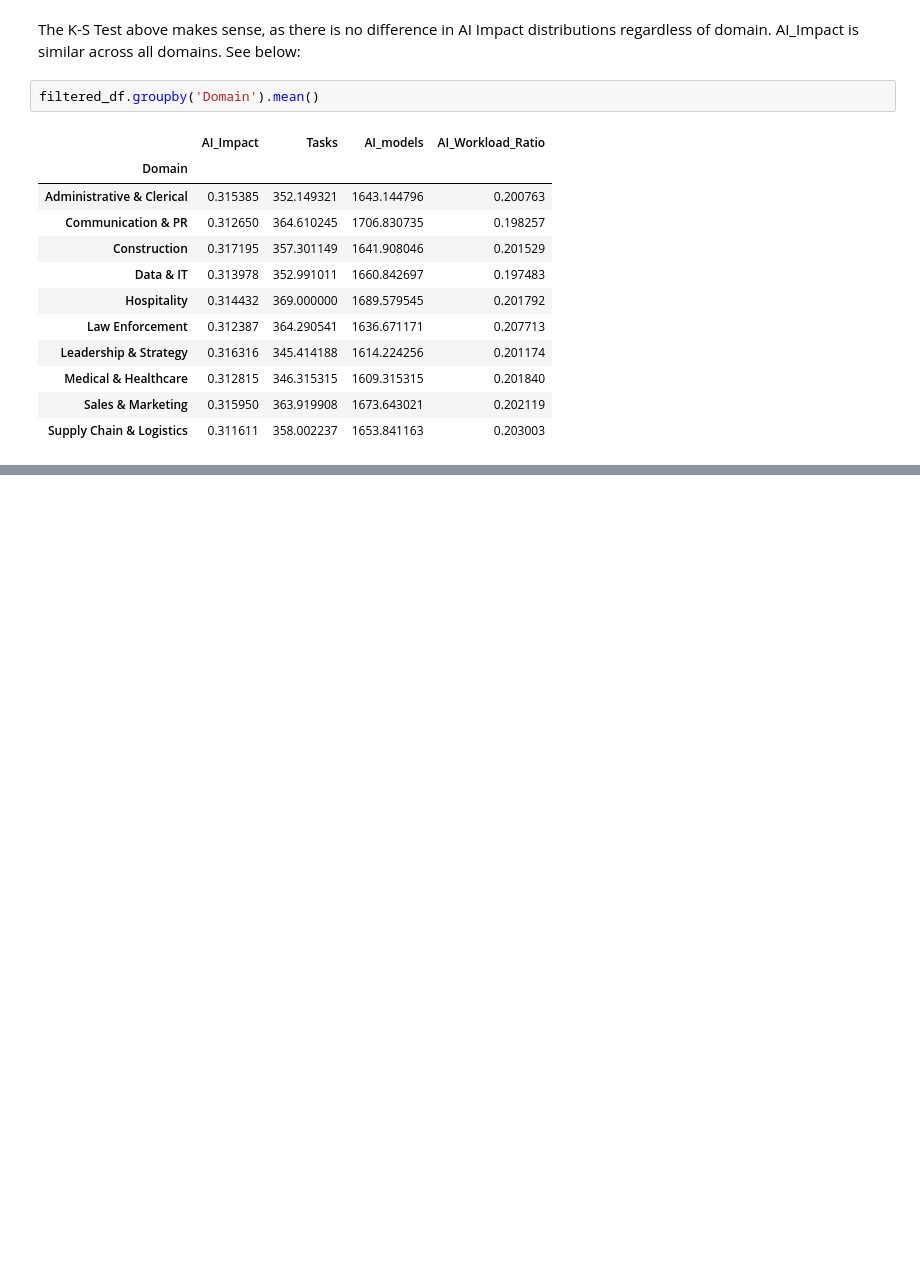
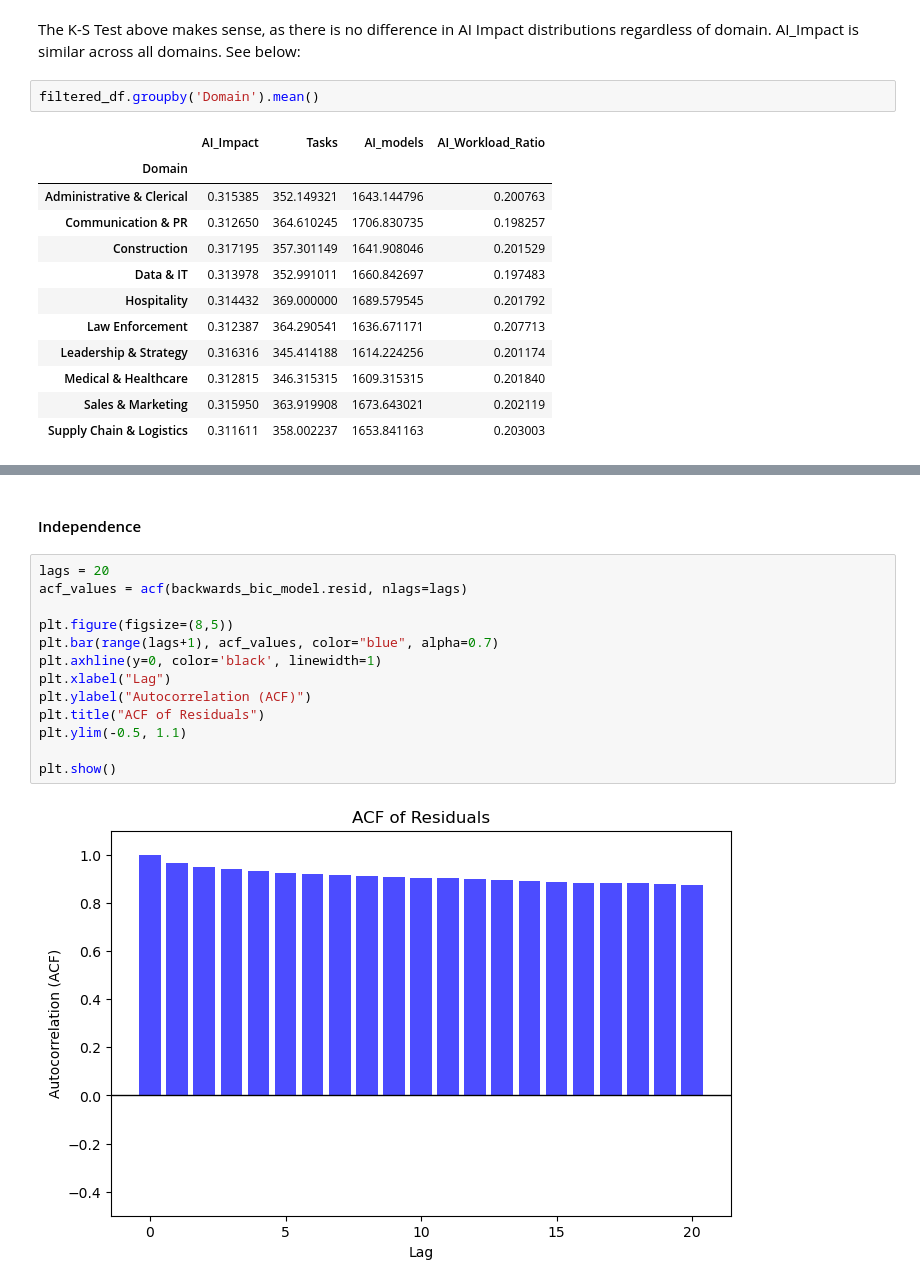
Before and after one commit to adrianapsay/math189finalproject, a Jupyter notebook: Final.ipynb, the cells around one changed output, grey strips where cells are left out. Saved outputs shown, nothing was run; the diff lists cells and outputs as text; blank space fills up the shorter version.

```diff
--- a/Final.ipynb
+++ b/Final.ipynb
@@ -1798,0 +1816,17 @@ plt.scatter(range(len(r)), r);
+# %% [markdown]
+#### Independence
+# %%
+lags = 20
+acf_values = acf(backwards_bic_model.resid, nlags=lags)
+
+plt.figure(figsize=(8,5))
+plt.bar(range(lags+1), acf_values, color="blue", alpha=0.7)
+plt.axhline(y=0, color='black', linewidth=1)
+plt.xlabel("Lag")
+plt.ylabel("Autocorrelation (ACF)")
+plt.title("ACF of Residuals")
+plt.ylim(-0.5, 1.1)
+
+plt.show()
+# %% [output]
+[figure, added]
```
Also changed, not shown: parts of 101 cells of this notebook.
